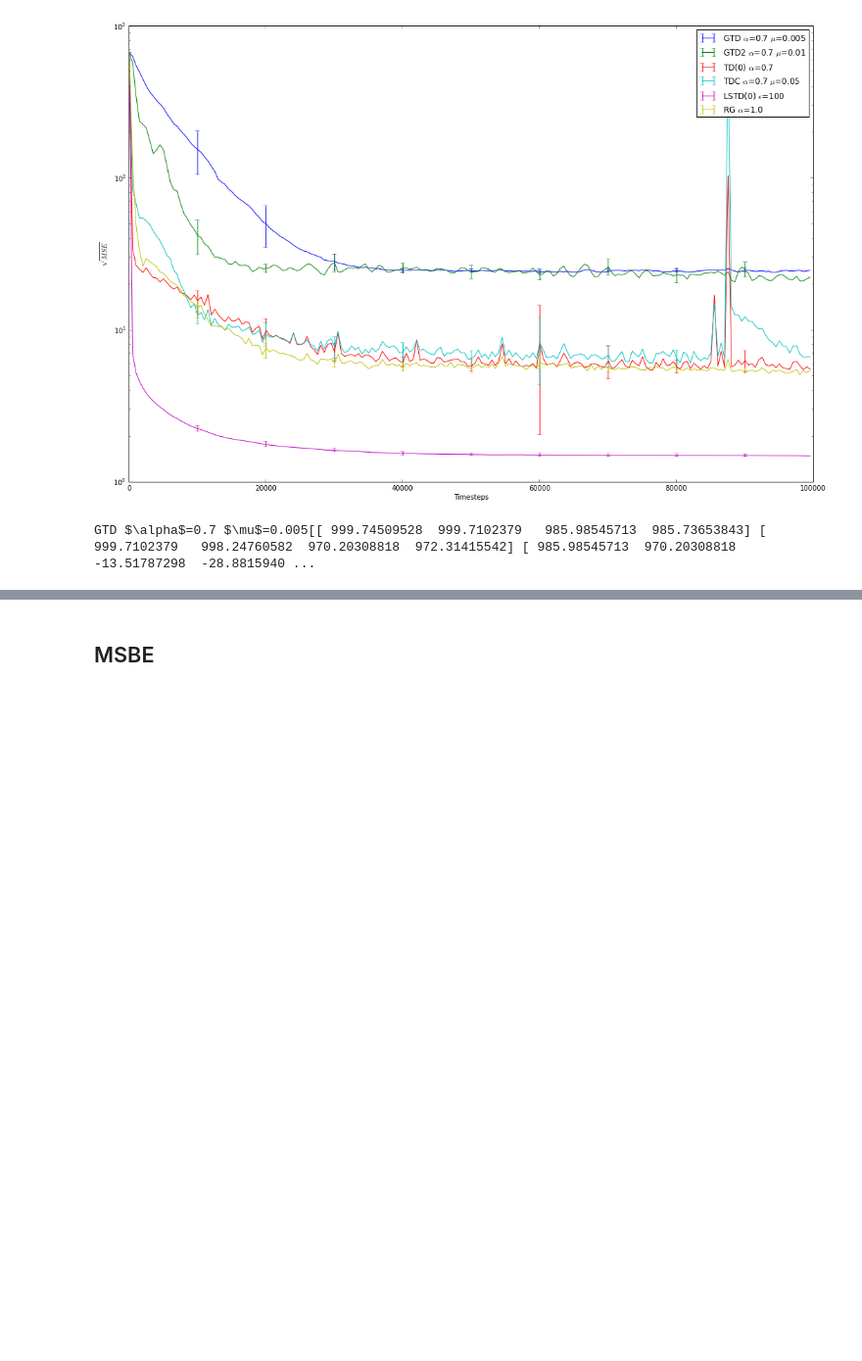
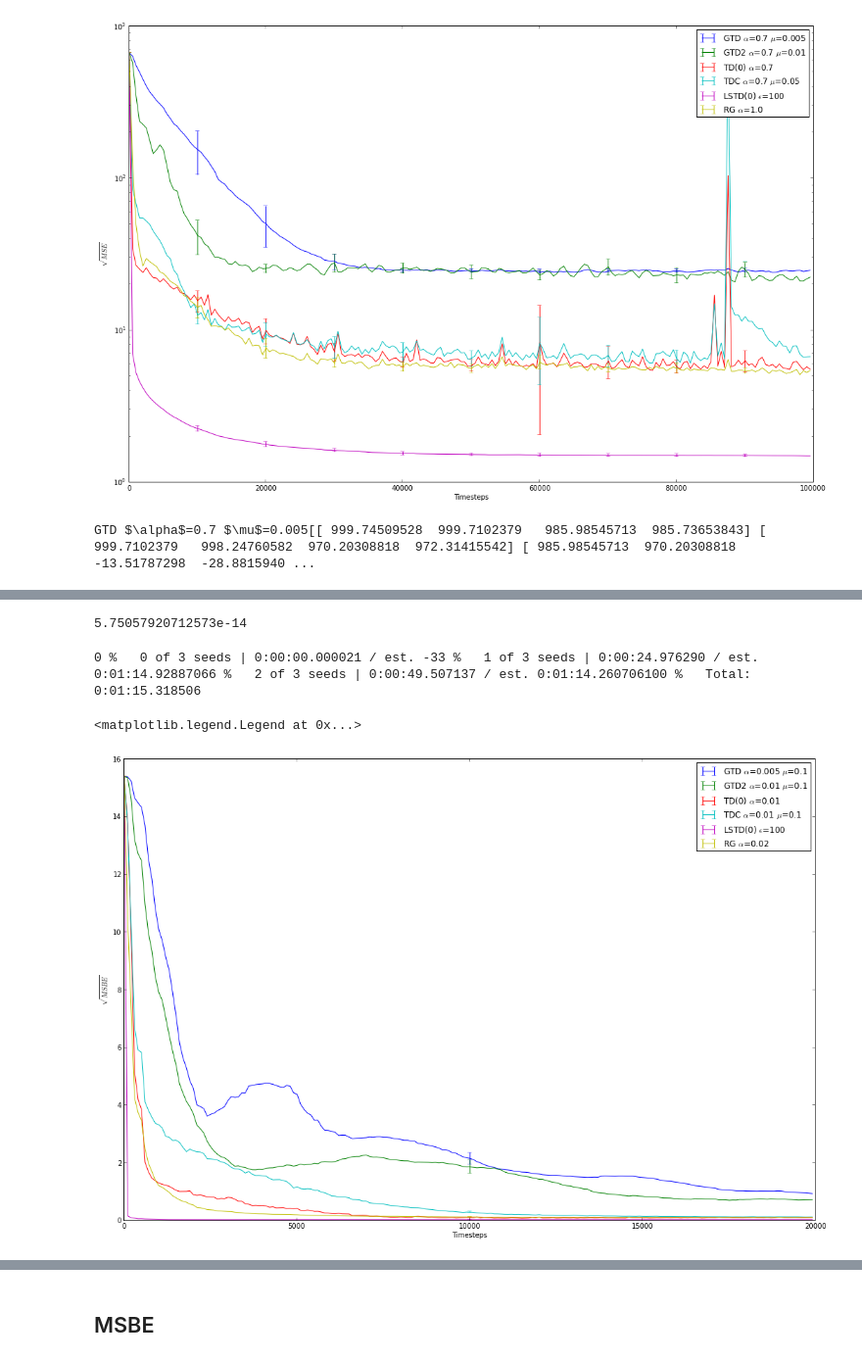
Before and after one commit to chrodan/tdlearn, a Jupyter notebook: Long Pole Balancing.ipynb, the cells around one changed output, grey strips where cells are left out. Shown at 98% size. Cells and saved outputs as stored; diff of their text form; code cells hidden in the pictures; blank space fills up the shorter version.

```diff
--- a/Long Pole Balancing.ipynb
+++ b/Long Pole Balancing.ipynb
@@ -26,0 +37,10 @@ GTD $\alpha$=0.7 $\mu$=0.005[[ 999.74509528  999.7102379   985.98545713  985.736
+# %%
+f = task._init_error_fun("RMSPBE")f(theta_true)
+# %% [output]
+5.75057920712573e-14
+# %%
+mean, std, raw = task.avg_error_traces(methods, n_indep=3,                                        n_samples=l, error_every=error_every,                                       criterion="RMSBE",                                       verbose=True)plt.figure(figsize=(18,12))plt.ylabel(r"$\sqrt{MSBE}$")plt.xlabel("Timesteps")  for i, m in enumerate(methods):    plt.errorbar(range(0,l,error_every), mean[i,:], yerr=std[i,:], errorevery=10000/error_every, label=m.name)plt.legend()#plt.ylim(0.,1.)
+# %% [output]
+0 %   0 of 3 seeds | 0:00:00.000021 / est. -33 %   1 of 3 seeds | 0:00:24.976290 / est. 0:01:14.92887066 %   2 of 3 seeds | 0:00:49.507137 / est. 0:01:14.260706100 %   Total: 0:01:15.318506
+<matplotlib.legend.Legend at 0x...>
+[figure, added]
```
Also changed, not shown: parts of 17 cells of this notebook, 8 other files.
